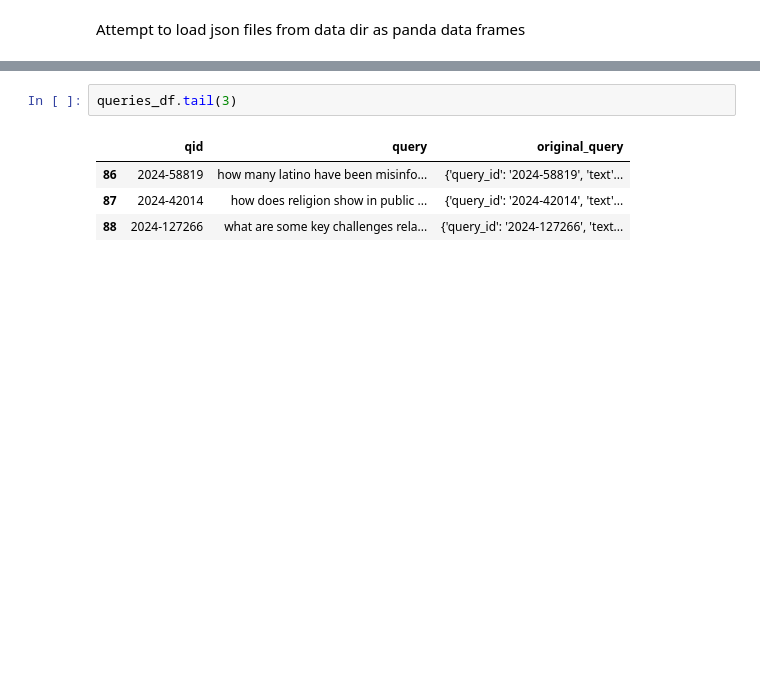
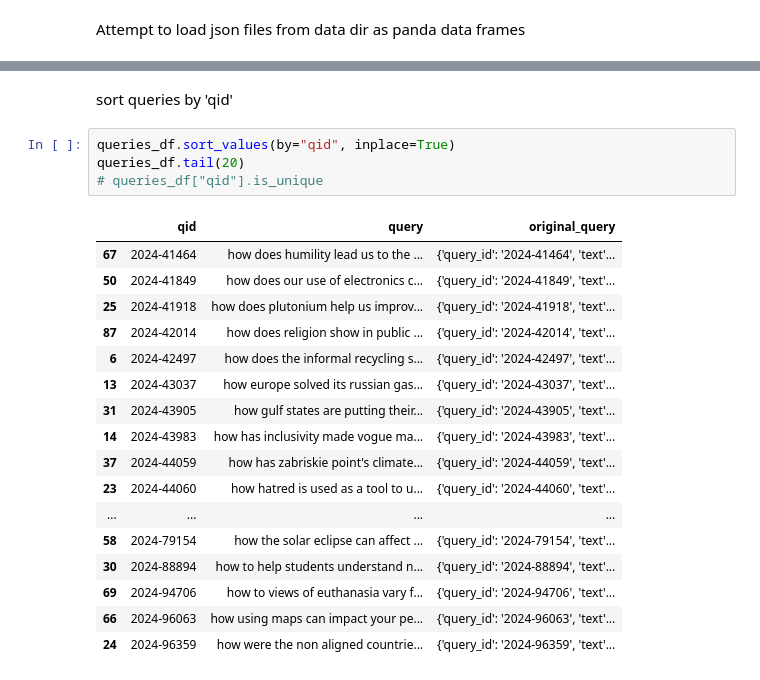
Before and after one commit to AlbertGesk/slt_group_2_positional_bias, a Jupyter notebook: notebooks/1.0-ag-initial-data-set-generation.ipynb, the cells around one changed output, grey strips where cells are left out. Cells and saved outputs as stored; diff of their text form; blank space fills up the shorter version.

```diff
--- a/notebooks/1.0-ag-initial-data-set-generation.ipynb
+++ b/notebooks/1.0-ag-initial-data-set-generation.ipynb
@@ -26,7 +22,24 @@ corpus_df.tail(3)
+# %% [markdown]
+sort queries by 'qid'
 # %%
-queries_df.tail(3)
+queries_df.sort_values(by="qid", inplace=True)
+queries_df.tail(20)
+# queries_df["qid"].is_unique
 # %% [output]
 |  | qid | query | original_query |
-| 86 | 2024-58819 | how many latino have been misinfo... | {'query_id': '2024-58819', 'text'... |
+| 67 | 2024-41464 | how does humility lead us to the ... | {'query_id': '2024-41464', 'text'... |
+| 50 | 2024-41849 | how does our use of electronics c... | {'query_id': '2024-41849', 'text'... |
+| 25 | 2024-41918 | how does plutonium help us improv... | {'query_id': '2024-41918', 'text'... |
 | 87 | 2024-42014 | how does religion show in public ... | {'query_id': '2024-42014', 'text'... |
-| 88 | 2024-127266 | what are some key challenges rela... | {'query_id': '2024-127266', 'text... |
+| 6 | 2024-42497 | how does the informal recycling s... | {'query_id': '2024-42497', 'text'... |
+| 13 | 2024-43037 | how europe solved its russian gas... | {'query_id': '2024-43037', 'text'... |
+| 31 | 2024-43905 | how gulf states are putting their... | {'query_id': '2024-43905', 'text'... |
+| 14 | 2024-43983 | how has inclusivity made vogue ma... | {'query_id': '2024-43983', 'text'... |
+| 37 | 2024-44059 | how has zabriskie point's climate... | {'query_id': '2024-44059', 'text'... |
+| 23 | 2024-44060 | how hatred is used as a tool to u... | {'query_id': '2024-44060', 'text'... |
+| ... | ... | ... | ... |
+| 58 | 2024-79154 | how the solar eclipse can affect ... | {'query_id': '2024-79154', 'text'... |
+| 30 | 2024-88894 | how to help students understand n... | {'query_id': '2024-88894', 'text'... |
+| 69 | 2024-94706 | how to views of euthanasia vary f... | {'query_id': '2024-94706', 'text'... |
+| 66 | 2024-96063 | how using maps can impact your pe... | {'query_id': '2024-96063', 'text'... |
+| 24 | 2024-96359 | how were the non aligned countrie... | {'query_id': '2024-96359', 'text'... |
```
Also changed, not shown: parts of 16 cells of this notebook.
